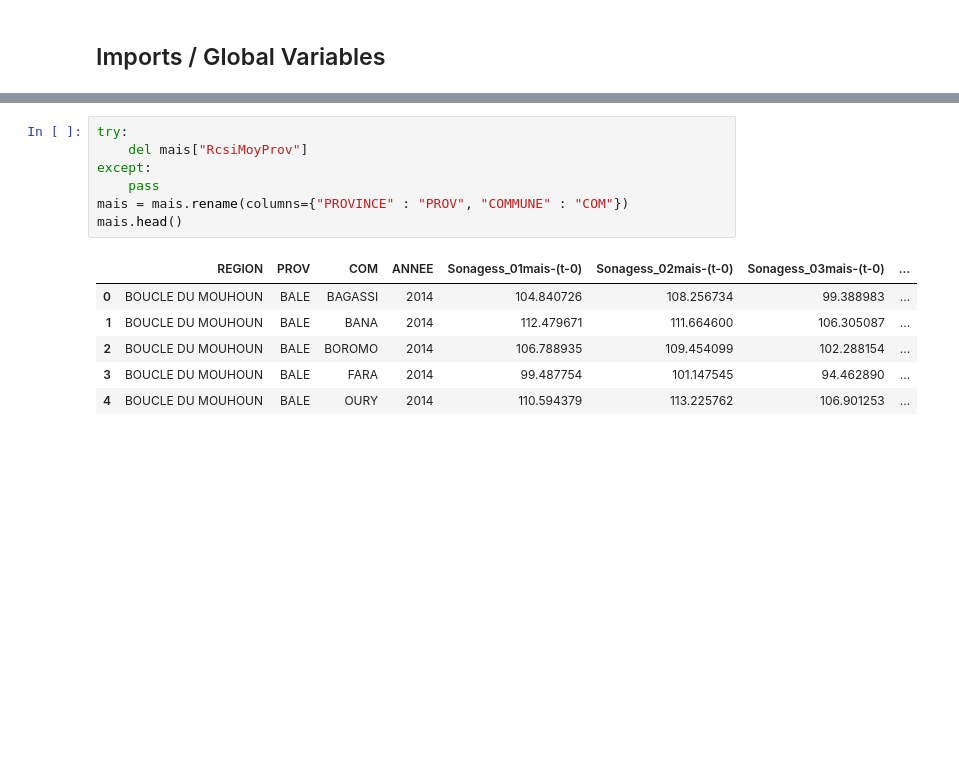
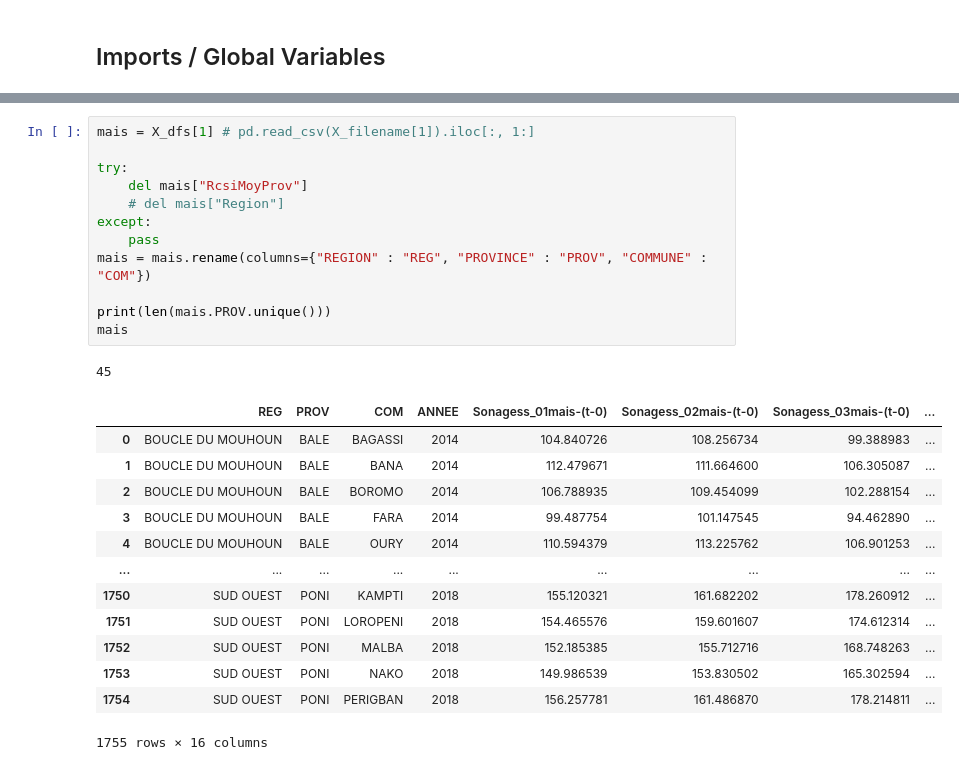
Before and after one commit to moulikatou/Ter_securite_Alimentaire_Miashs, a Jupyter notebook: rCSI_prediction.ipynb, the cells around one changed output, grey strips where cells are left out. Cells and saved outputs as stored; diff of their text form; blank space fills up the shorter version.

```diff
--- a/rCSI_prediction.ipynb
+++ b/rCSI_prediction.ipynb
@@ -80,14 +79,27 @@ precipitations.head()
 # %%
+mais = X_dfs[1] # pd.read_csv(X_filename[1]).iloc[:, 1:]
+
 try:
     del mais["RcsiMoyProv"]
+    # del mais["Region"]
 except:
     pass
-mais = mais.rename(columns={"PROVINCE" : "PROV", "COMMUNE" : "COM"})
-mais.head()
+mais = mais.rename(columns={"REGION" : "REG", "PROVINCE" : "PROV", "COMMUNE" : "COM"})
+
+print(len(mais.PROV.unique()))
+mais
 # %% [output]
+45
-|  | REGION | PROV | COM | ANNEE | Sonagess_01mais-(t-0) | Sonagess_02mais-(t-0) | Sonagess_03mais-(t-0) | ... |
+|  | REG | PROV | COM | ANNEE | Sonagess_01mais-(t-0) | Sonagess_02mais-(t-0) | Sonagess_03mais-(t-0) | ... |
 | 0 | BOUCLE DU MOUHOUN | BALE | BAGASSI | 2014 | 104.840726 | 108.256734 | 99.388983 | ... |
 | 1 | BOUCLE DU MOUHOUN | BALE | BANA | 2014 | 112.479671 | 111.664600 | 106.305087 | ... |
 | 2 | BOUCLE DU MOUHOUN | BALE | BOROMO | 2014 | 106.788935 | 109.454099 | 102.288154 | ... |
 | 3 | BOUCLE DU MOUHOUN | BALE | FARA | 2014 | 99.487754 | 101.147545 | 94.462890 | ... |
 | 4 | BOUCLE DU MOUHOUN | BALE | OURY | 2014 | 110.594379 | 113.225762 | 106.901253 | ... |
+| ... | ... | ... | ... | ... | ... | ... | ... | ... |
+| 1750 | SUD OUEST | PONI | KAMPTI | 2018 | 155.120321 | 161.682202 | 178.260912 | ... |
+| 1751 | SUD OUEST | PONI | LOROPENI | 2018 | 154.465576 | 159.601607 | 174.612314 | ... |
+| 1752 | SUD OUEST | PONI | MALBA | 2018 | 152.185385 | 155.712716 | 168.748263 | ... |
+| 1753 | SUD OUEST | PONI | NAKO | 2018 | 149.986539 | 153.830502 | 165.302594 | ... |
+| 1754 | SUD OUEST | PONI | PERIGBAN | 2018 | 156.257781 | 161.486870 | 178.214811 | ... |
+1755 rows × 16 columns
```
Also changed, not shown: parts of 22 cells of this notebook.
